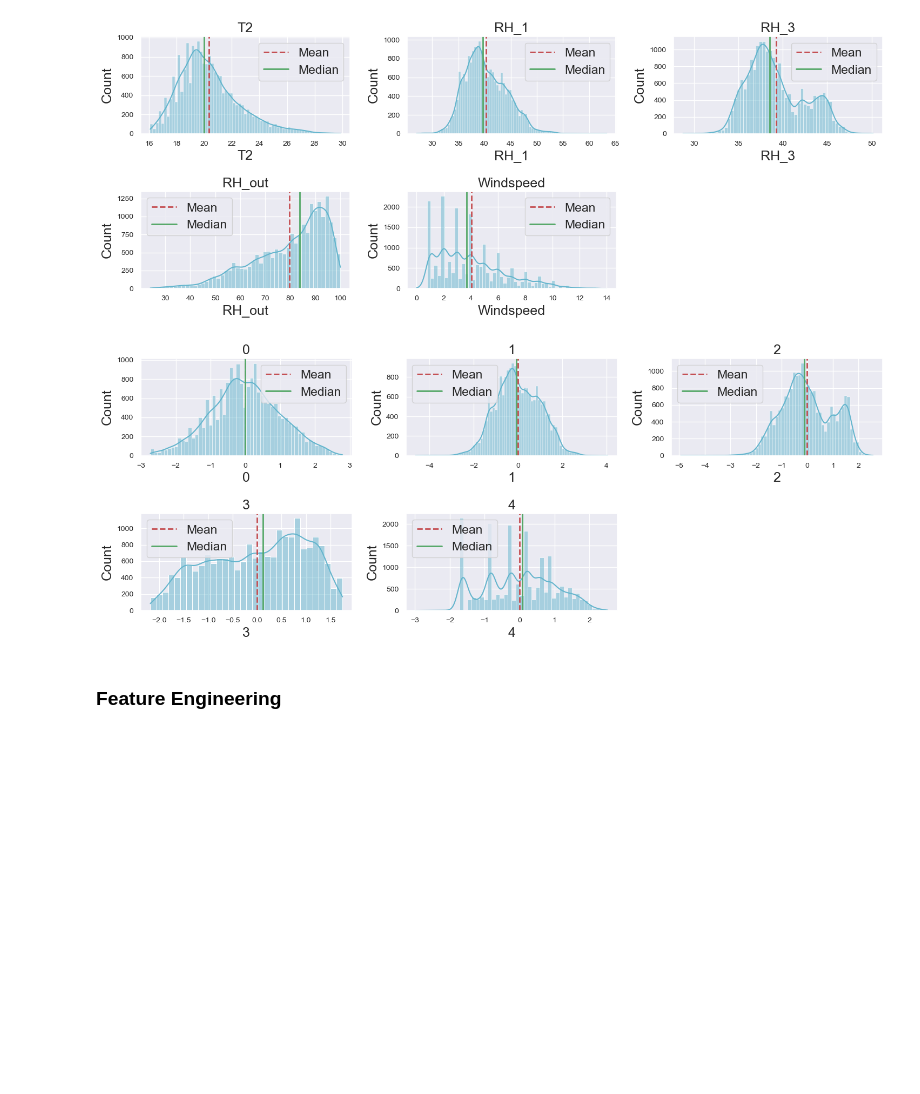
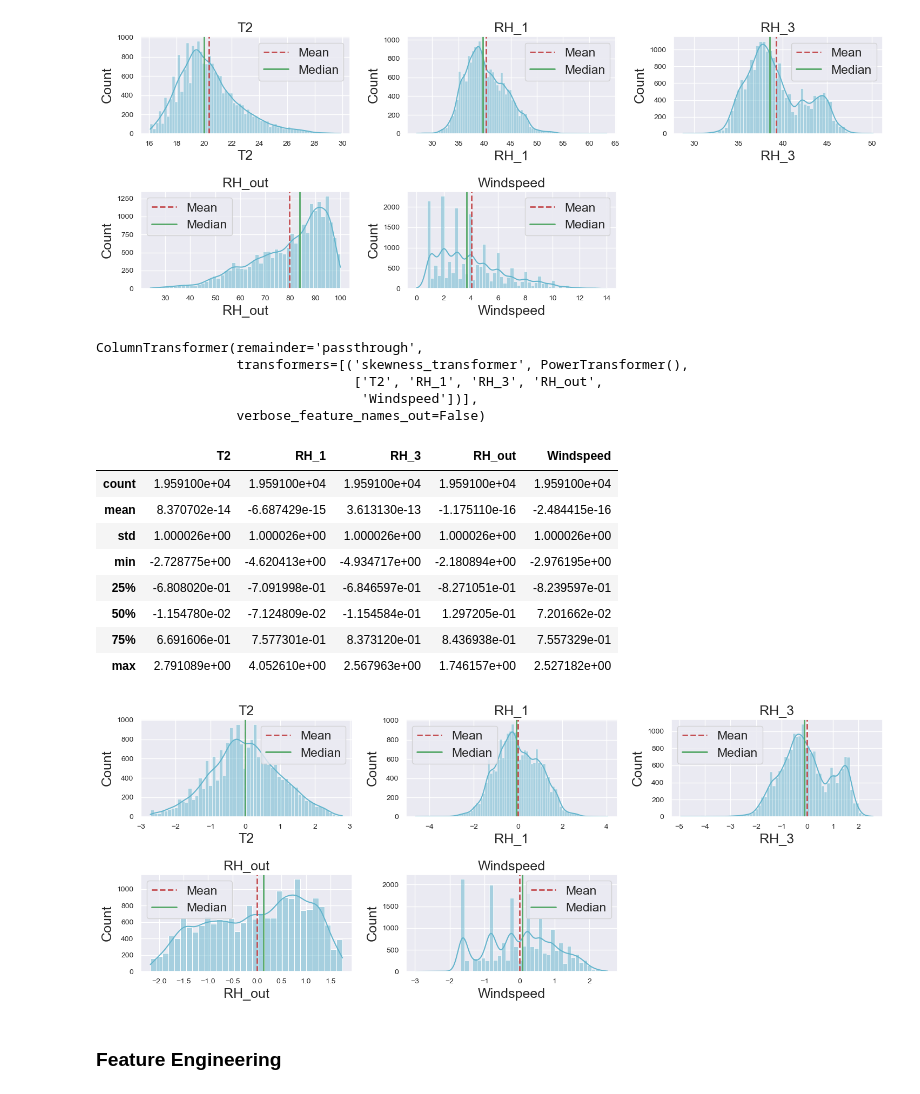
Before and after one commit to bitrao/Appliance-Energy-Use-Prediction, a Jupyter notebook: Energy-Used-Prediction.ipynb, the cells around one changed output. Drawn from its saved outputs; the diff is of its cells as text; code cells hidden in the pictures; blank space fills up the shorter version.

Commit message:
Add modelling

```diff
--- a/Energy-Used-Prediction.ipynb
+++ b/Energy-Used-Prediction.ipynb
@@ -13,16 +13,26 @@ import matplotlib.pyplot as plt
 
 import datetime as dt
 
+# sklearn v 1.3.0
 from sklearn.base import BaseEstimator,TransformerMixin
+
 from sklearn.compose import ColumnTransformer
 from sklearn.preprocessing import PowerTransformer, StandardScaler
-from sklearn.model_selection import TimeSeriesSplit
+from sklearn.model_selection import TimeSeriesSplit, cross_val_score
 
 from sklearn.pipeline import Pipeline
 
 from sklearn.decomposition import PCA
 
-from sklearn.metrics import mean_squared_error, r2_score
+from sklearn.metrics import mean_squared_error, r2_score, make_scorer
+
+from lightgbm import LGBMRegressor, plot_importance
+from sklearn.ensemble import RandomForestRegressor
+from sklearn.linear_model import LinearRegression
+from sklearn.model_selection import RandomizedSearchCV
+
+pd.set_option('display.max_rows', None)
+pd.set_option('display.max_columns', None)
 # %% [markdown]
 ## 1. Data Load and General Overview
 # %%
@@ -77,5 +85,7 @@ ____________ Some first data examples ____________
 # %%
 df['date'] = pd.to_datetime(df['date'])
+# %%
+df.set_index(df.date.copy(deep=True),inplace=True)
 # %% [markdown]
 ## 2. Exploratory Data Analysis
 # %%
@@ -445,15 +454,33 @@ plot_all_histograms_grid(eda_df[['T2', 'RH_1', 'RH_3', 'RH_out' ,'Windspeed']])
 [figure]
 # %%
 skewness_transformer = ColumnTransformer(transformers=[
-        ("skewness_transformer", PowerTransformer(copy=True), ['T2', 'RH_1', 'RH_3', 'RH_out' ,'Windspeed'])
-], remainder='passthrough')
+        ('skewness_transformer', PowerTransformer(copy=True), ['T2', 'RH_1', 'RH_3', 'RH_out' ,'Windspeed'])
+], remainder='passthrough', verbose_feature_names_out=False)
+
+skewness_transformer.set_output(transform='pandas')
+# %% [output]
+ColumnTransformer(remainder='passthrough',
+                  transformers=[('skewness_transformer', PowerTransformer(),
+                                 ['T2', 'RH_1', 'RH_3', 'RH_out',
+                                  'Windspeed'])],
+                  verbose_feature_names_out=False)
 # %%
 # Fit and transform the data using the PowerTransformer
-power_transformed = pd.DataFrame(skewness_transformer.fit_transform(eda_df[['T2', 'RH_1', 'RH_3', 'RH_out' ,'Windspeed']]))
-
+power_transformed = eda_df[['T2', 'RH_1', 'RH_3', 'RH_out' ,'Windspeed']]
+power_transformed = skewness_transformer.fit_transform(eda_df[['T2', 'RH_1', 'RH_3', 'RH_out' ,'Windspeed']])
+display(power_transformed.describe())
 plot_all_histograms_grid(power_transformed)
 # %% [output]
+|  | T2 | RH_1 | RH_3 | RH_out | Windspeed |
+| count | 1.959100e+04 | 1.959100e+04 | 1.959100e+04 | 1.959100e+04 | 1.959100e+04 |
+| mean | 8.370702e-14 | -6.687429e-15 | 3.613130e-13 | -1.175110e-16 | -2.484415e-16 |
+| std | 1.000026e+00 | 1.000026e+00 | 1.000026e+00 | 1.000026e+00 | 1.000026e+00 |
+| min | -2.728775e+00 | -4.620413e+00 | -4.934717e+00 | -2.180894e+00 | -2.976195e+00 |
+| 25% | -6.808020e-01 | -7.091998e-01 | -6.846597e-01 | -8.271051e-01 | -8.239597e-01 |
+| 50% | -1.154780e-02 | -7.124809e-02 | -1.154584e-01 | 1.297205e-01 | 7.201662e-02 |
+| 75% | 6.691606e-01 | 7.577301e-01 | 8.373120e-01 | 8.436938e-01 | 7.557329e-01 |
+| max | 2.791089e+00 | 4.052610e+00 | 2.567963e+00 | 1.746157e+00 | 2.527182e+00 |
-[figure, old version]
+[figure, new version]
 # %% [markdown]
 ### Feature Engineering
 # %%
```
Also changed, not shown: parts of 56 cells of this notebook.
